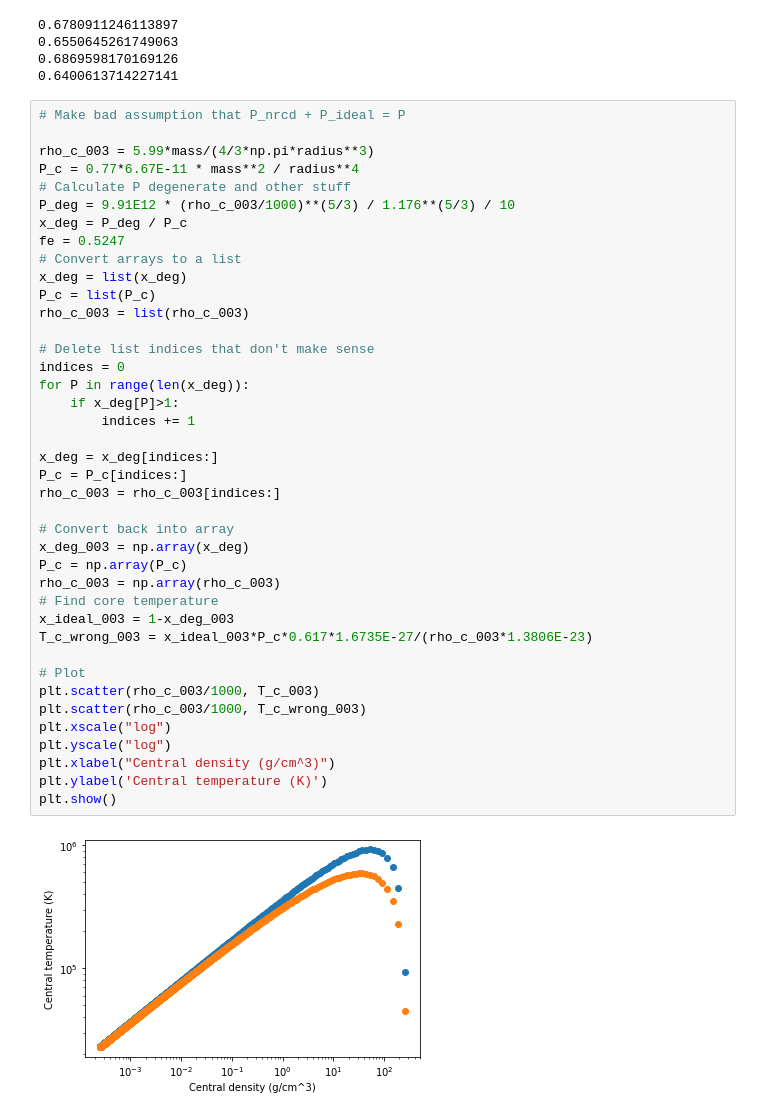
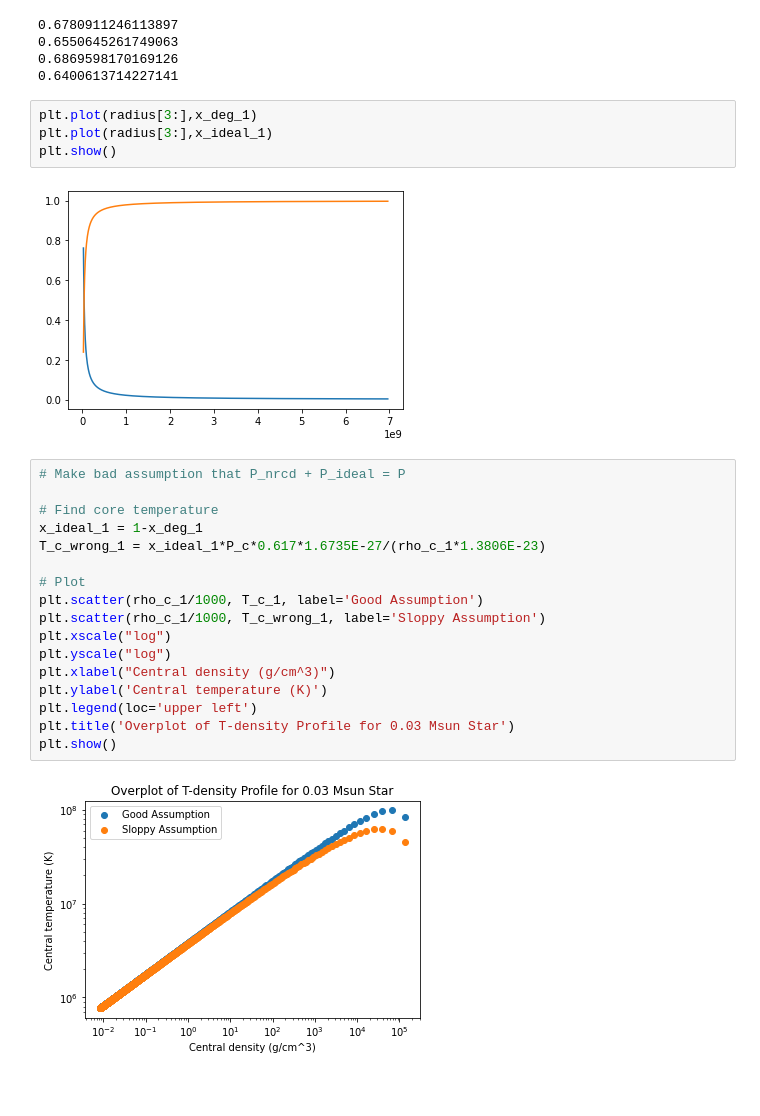
Before and after one commit to apsbsl/A2-Question-3, a Jupyter notebook: A2 Q3.ipynb, the cells around one changed output. Drawn from its saved outputs; the diff is of its cells as text; blank space fills up the shorter version.

```diff
--- a/A2 Q3.ipynb
+++ b/A2 Q3.ipynb
@@ -195,45 +199,28 @@ print(x_ideal_1[np.argmax(T_c_1)])
 0.6550645261749063
 0.6869598170169126
 0.6400613714227141
+# %%
+plt.plot(radius[3:],x_deg_1)
+plt.plot(radius[3:],x_ideal_1)
+plt.show()
+# %% [output]
+[figure, added]
 # %%
 # Make bad assumption that P_nrcd + P_ideal = P
 
-rho_c_003 = 5.99*mass/(4/3*np.pi*radius**3)
-P_c = 0.77*6.67E-11 * mass**2 / radius**4
-# Calculate P degenerate and other stuff
-P_deg = 9.91E12 * (rho_c_003/1000)**(5/3) / 1.176**(5/3) / 10
-x_deg = P_deg / P_c
-fe = 0.5247
-# Convert arrays to a list
-x_deg = list(x_deg)
-P_c = list(P_c)
-rho_c_003 = list(rho_c_003)
-
-# Delete list indices that don't make sense
-indices = 0
-for P in range(len(x_deg)):
-    if x_deg[P]>1:
-        indices += 1
-
-x_deg = x_deg[indices:]
-P_c = P_c[indices:]
-rho_c_003 = rho_c_003[indices:]
-
-# Convert back into array
-x_deg_003 = np.array(x_deg)
-P_c = np.array(P_c)
-rho_c_003 = np.array(rho_c_003)
 # Find core temperature
-x_ideal_003 = 1-x_deg_003
-T_c_wrong_003 = x_ideal_003*P_c*0.617*1.6735E-27/(rho_c_003*1.3806E-23)
+x_ideal_1 = 1-x_deg_1
+T_c_wrong_1 = x_ideal_1*P_c*0.617*1.6735E-27/(rho_c_1*1.3806E-23)
 
 # Plot
-plt.scatter(rho_c_003/1000, T_c_003)
-plt.scatter(rho_c_003/1000, T_c_wrong_003)
+plt.scatter(rho_c_1/1000, T_c_1, label='Good Assumption')
+plt.scatter(rho_c_1/1000, T_c_wrong_1, label='Sloppy Assumption')
 plt.xscale("log")
 plt.yscale("log")
 plt.xlabel("Central density (g/cm^3)")
 plt.ylabel('Central temperature (K)')
+plt.legend(loc='upper left')
+plt.title('Overplot of T-density Profile for 0.03 Msun Star')
 plt.show()
 # %% [output]
-[figure, old version]
+[figure, new version]
```
Also changed, not shown: parts of 5 cells of this notebook.
